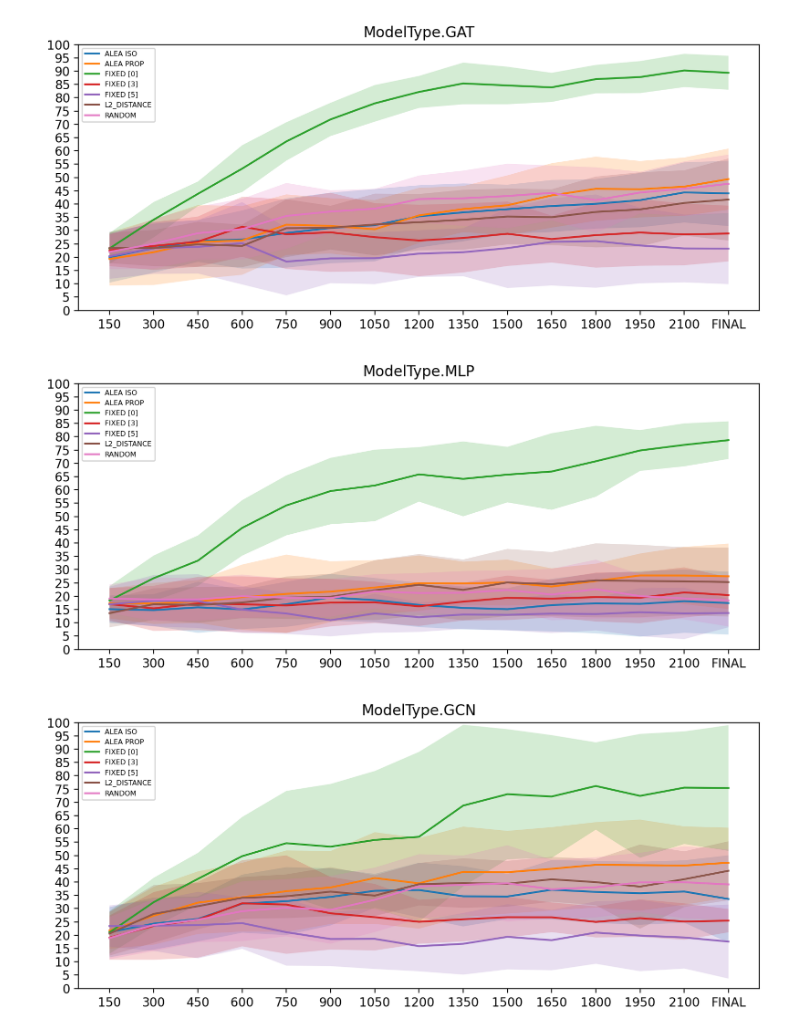
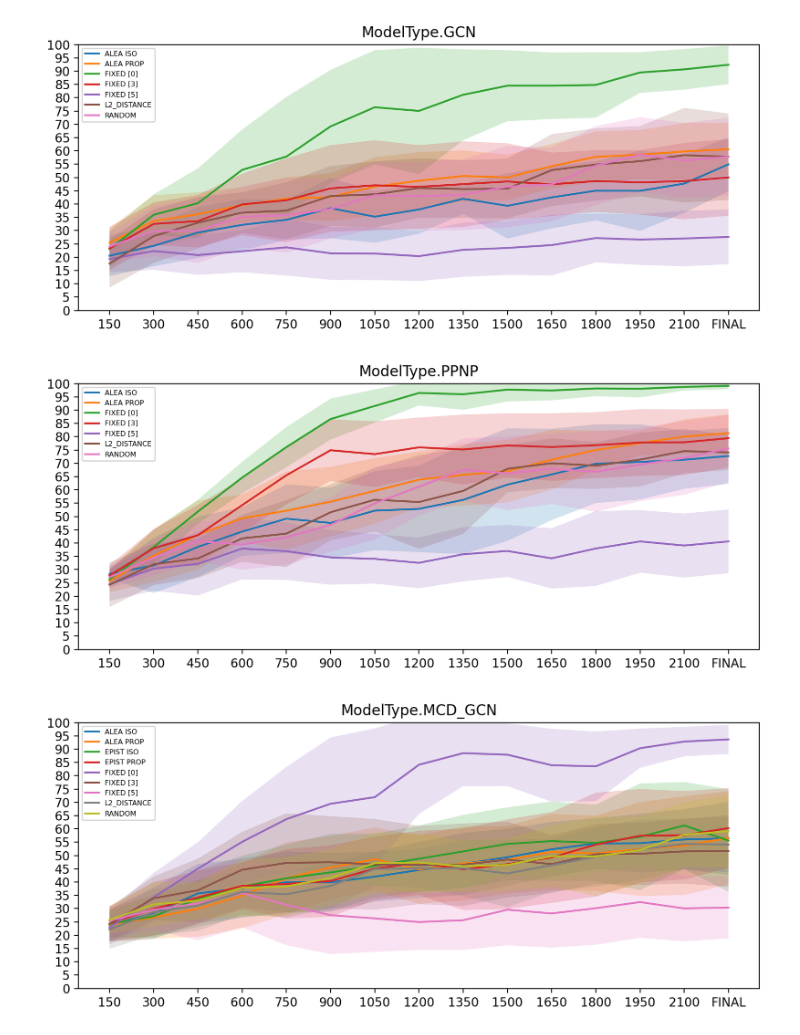
Before and after one commit to antoniooroz/guided-research, a Jupyter notebook: visualizations/active_learning_sbmal.ipynb, the cells around one changed output. Saved outputs shown, nothing was run; the diff lists cells and outputs as text; code cells hidden in the pictures.

```diff
--- a/visualizations/active_learning_sbmal.ipynb
+++ b/visualizations/active_learning_sbmal.ipynb
@@ -6,7 +6,7 @@ import numpy as np
 from math import floor, ceil, sqrt
 
 ############### PARAMS ##################
-tag = "sbmal_3_balanced_val[0]_v0"
+tag = "sbmal_3_balanced_val[0]_v1"
 only_compare = [] # ['FIXED [0]', 'EPIST PROP', 'RANDOM', 'FIXED [3]', 'FIXED [5]']
 #########################################
 
@@ -159,3 +159,3 @@ for key, runs in runs_per_model.items():
-[figure, old version]
+[figure, new version]
-[figure, old version]
+[figure, new version]
-[figure, old version]
+[figure, new version]
```
Also changed, not shown: parts of 1 cell of this notebook, 7 other files.
